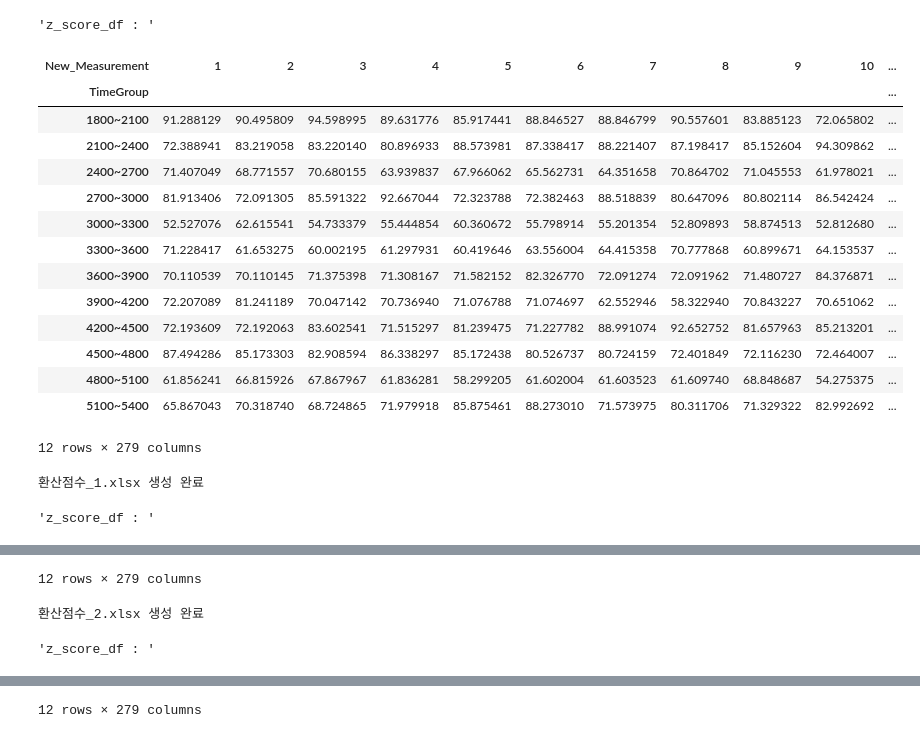
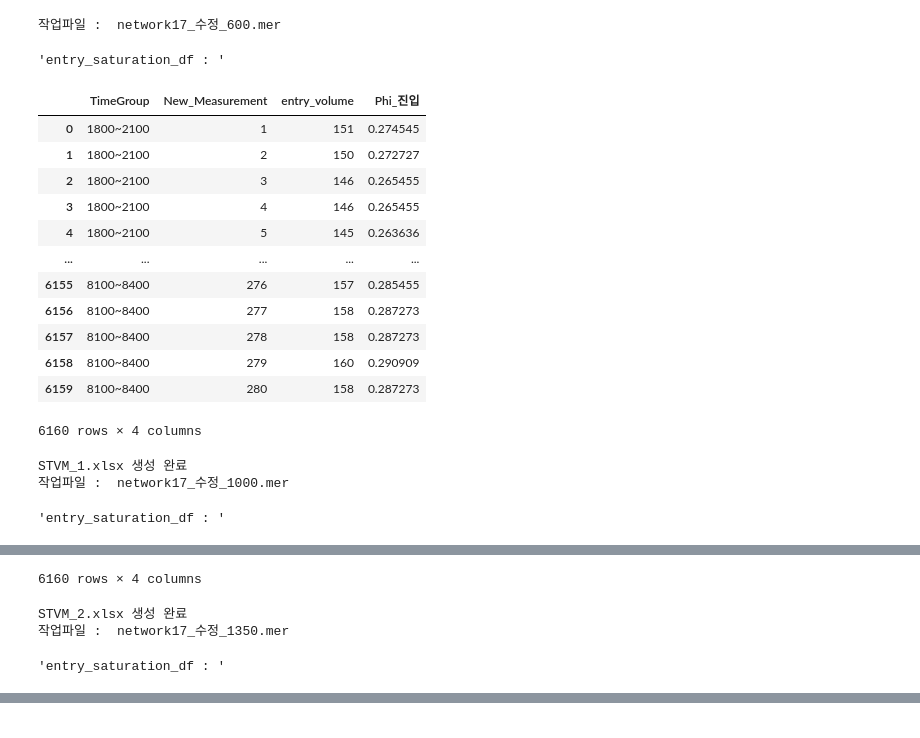
Before and after one commit to hminj98/VISSIM_macro, a Jupyter notebook: network_version2/6-1. stvm_pattern/1.stvm_pattern_rampX.ipynb, the cells around one changed output, grey strips where cells are left out. Saved outputs shown, nothing was run; the diff lists cells and outputs as text; code cells hidden in the pictures.

```diff
--- a/network_version2/6-1. stvm_pattern/1.stvm_pattern_rampX.ipynb
+++ b/network_version2/6-1. stvm_pattern/1.stvm_pattern_rampX.ipynb
@@ -1,5 +1,7 @@
 # %%
 import gc
+import re
+
 import numpy as np
 """
 ToyNetwork 재분석
@@ -69,25 +71,22 @@ def heavy_rate(original_df):
 
     heavy_df = (
         copy_df[copy_df["Vehicle type"].isin([630, 640, 650])]
-        .groupby(["TimeGroup"])
+        .groupby(["TimeGroup", "New_Measurement"])
         .size()
         .reset_index(name="heavy_count")
     )
-
     # TimeGroup별 총 차량 갯수 집계
     total_df = (
-        copy_df.groupby(["TimeGroup"])
+        copy_df.groupby(["TimeGroup", "New_Measurement"])
         .size()
         .reset_index(name="total_count")
     )
-
     heavy_rate_df = pd.merge(
         heavy_df,
         total_df,
-        on=["TimeGroup"],
+        on=["TimeGroup", "New_Measurement"],
         how="left"
     )
-
     heavy_rate_df["rate"] = heavy_rate_df["heavy_count"] / heavy_rate_df["total_count"]
     return heavy_rate_df
 
@@ -103,9 +102,10 @@ def entry_saturation(original_df):
         .size()
         .reset_index(name="entry_volume")  # 차량 수를 entry_volume이라는 컬럼명으로
     )
-
     # 단위가 대/시 이기 때문에 현재 5분집계 * 12
     entry_saturation_df["Phi_진입"] = entry_saturation_df["entry_volume"] * 12 / max_capacity
+    display("entry_saturation_df : ", entry_saturation_df)
+
     return entry_saturation_df
 
 # 램프 간섭 영향률
@@ -149,7 +149,7 @@ def calculate_stvm(speed_df, density_df, heavy_df, entry_saturation_df, rfr_df,
     merged_df = (
     speed_df[["TimeGroup", "New_Measurement", "delta_V"]]
     .merge(density_df[["TimeGroup", "New_Measurement", "delta_K"]], on=["TimeGroup", "New_Measurement"])
-    .merge(heavy_df[["TimeGroup", "rate"]], on=["TimeGroup"])
+    .merge(heavy_df[["TimeGroup", "New_Measurement", "rate"]], on=["TimeGroup", "New_Measurement"])
     .merge(entry_saturation_df[["TimeGroup", "New_Measurement", "Phi_진입"]], on=["TimeGroup", "New_Measurement"])
     .merge(rfr_df[["TimeGroup", "RFR"]], on="TimeGroup")
     .merge(normality_df[["TimeGroup", "F(outrate)"]], on="TimeGroup")
@@ -286,7 +286,10 @@ def z_to_score(z, z_min, z_max):
 ###################################################################################################################
 
 folder_path = path
-mer_list = [file for file in os.listdir(folder_path) if file.endswith(".mer")]
+mer_list = sorted(
+    [file for file in os.listdir(folder_path) if file.endswith(".mer")],
+    key=lambda x: int(re.search(r"(\d+)(?=\.mer$)", x).group()) if re.search(r"(\d+)(?=\.mer$)", x) else 0
+)
 
 grouped_df = pd.DataFrame()
 result_df = pd.DataFrame()
@@ -294,6 +297,7 @@ result_df = pd.DataFrame()
 
 for i in range(len(mer_list)):
     mer_file = mer_list[i]
+    print("작업파일 : ", mer_file)
     with open(os.path.join(folder_path, mer_file), "r", encoding="utf-8", errors="ignore") as file:
             lines = file.readlines()
             # 데이터가 시작하는 인덱스 찾기
@@ -342,56 +346,53 @@ for i in range(len(mer_list)):
 
                 # 중차량 혼입률
                 heavy_df = heavy_rate(original_df)
-                #display("heavy_df : ", heavy_df)
 
                 # 동적 포화도
                 entry_saturation_df = entry_saturation(original_df)
-                #display("entry_saturation_df : ", entry_saturation_df)
 
                 # 램프 간섭 영향률
                 rfr_df = rfr_rate(original_df)
 
                 # 진출 원활율
                 normality_df = output_normality(rfr_df)
 
                 # STVM 계산
                 stvm_df = calculate_stvm(speed_df, density_df, heavy_df, entry_saturation_df, rfr_df, normality_df)
                 #display("stvm_df : ", stvm_df)
+                save_to_excel(stvm_df, folder_path, "STVM", i)
+
 
                 # Z-Score 계산
                 z_score_df = calculate_z_score(stvm_df)
-                display("z_score_df : ", z_score_df)
-                save_to_excel(z_score_df, folder_path, "환산점수", i)
+                #save_to_excel(z_score_df, folder_path, "환산점수", i)
 
                 # STVM 피봇
                 #stvm_pivot_df = pivot_table(stvm_df, "STVM")
-                #display("stvm_pivot_df : ", stvm_pivot_df)
-                #save_to_excel(stvm_pivot_df, folder_path, "STVM", i)
+                #save_to_excel(stvm_pivot_df, folder_path, "STVM_PIVOT", i)
 
                 # 속도값 피봇
                 #speed_pivot_df = pivot_table(speed_df, "V_mean", preprocess=modify_frame)
-                #display("speed_pivot_df : ", speed_pivot_df)
                 #save_to_excel(speed_pivot_df, folder_path, "속도값", i)
 
                 # 메모리 정리
-                #del df, original_df, speed_df, density_df, heavy_df, entry_saturation_df, rfr_df, normality_df, stvm_df, z_score_df
+                del df, original_df, speed_df, density_df, heavy_df, entry_saturation_df, rfr_df, normality_df, stvm_df, z_score_df
                 gc.collect()
 # %% [output]
-'z_score_df : '
+작업파일 :  network17_수정_600.mer
+'entry_saturation_df : '
-| New_Measurement | 1 | 2 | 3 | 4 | 5 | 6 | 7 | 8 | 9 | 10 | ... |
-| TimeGroup |  |  |  |  |  |  |  |  |  |  | ... |
-| 1800~2100 | 91.288129 | 90.495809 | 94.598995 | 89.631776 | 85.917441 | 88.846527 | 88.846799 | 90.557601 | 83.885123 | 72.065802 | ... |
-| 2100~2400 | 72.388941 | 83.219058 | 83.220140 | 80.896933 | 88.573981 | 87.338417 | 88.221407 | 87.198417 | 85.152604 | 94.309862 | ... |
-| 2400~2700 | 71.407049 | 68.771557 | 70.680155 | 63.939837 | 67.966062 | 65.562731 | 64.351658 | 70.864702 | 71.045553 | 61.978021 | ... |
-| 2700~3000 | 81.913406 | 72.091305 | 85.591322 | 92.667044 | 72.323788 | 72.382463 | 88.518839 | 80.647096 | 80.802114 | 86.542424 | ... |
-| 3000~3300 | 52.527076 | 62.615541 | 54.733379 | 55.444854 | 60.360672 | 55.798914 | 55.201354 | 52.809893 | 58.874513 | 52.812680 | ... |
-| 3300~3600 | 71.228417 | 61.653275 | 60.002195 | 61.297931 | 60.419646 | 63.556004 | 64.415358 | 70.777868 | 60.899671 | 64.153537 | ... |
-| 3600~3900 | 70.110539 | 70.110145 | 71.375398 | 71.308167 | 71.582152 | 82.326770 | 72.091274 | 72.091962 | 71.480727 | 84.376871 | ... |
-| 3900~4200 | 72.207089 | 81.241189 | 70.047142 | 70.736940 | 71.076788 | 71.074697 | 62.552946 | 58.322940 | 70.843227 | 70.651062 | ... |
-| 4200~4500 | 72.193609 | 72.192063 | 83.602541 | 71.515297 | 81.239475 | 71.227782 | 88.991074 | 92.652752 | 81.657963 | 85.213201 | ... |
-| 4500~4800 | 87.494286 | 85.173303 | 82.908594 | 86.338297 | 85.172438 | 80.526737 | 80.724159 | 72.401849 | 72.116230 | 72.464007 | ... |
-| 4800~5100 | 61.856241 | 66.815926 | 67.867967 | 61.836281 | 58.299205 | 61.602004 | 61.603523 | 61.609740 | 68.848687 | 54.275375 | ... |
-| 5100~5400 | 65.867043 | 70.318740 | 68.724865 | 71.979918 | 85.875461 | 88.273010 | 71.573975 | 80.311706 | 71.329322 | 82.992692 | ... |
+|  | TimeGroup | New_Measurement | entry_volume | Phi_진입 |
+| 0 | 1800~2100 | 1 | 151 | 0.274545 |
+| 1 | 1800~2100 | 2 | 150 | 0.272727 |
+| 2 | 1800~2100 | 3 | 146 | 0.265455 |
+| 3 | 1800~2100 | 4 | 146 | 0.265455 |
+| 4 | 1800~2100 | 5 | 145 | 0.263636 |
+| ... | ... | ... | ... | ... |
+| 6155 | 8100~8400 | 276 | 157 | 0.285455 |
+| 6156 | 8100~8400 | 277 | 158 | 0.287273 |
+| 6157 | 8100~8400 | 278 | 158 | 0.287273 |
+| 6158 | 8100~8400 | 279 | 160 | 0.290909 |
+| 6159 | 8100~8400 | 280 | 158 | 0.287273 |
-12 rows × 279 columns
-환산점수_1.xlsx 생성 완료
+6160 rows × 4 columns
-'z_score_df : '
+STVM_1.xlsx 생성 완료
+작업파일 :  network17_수정_1000.mer
+'entry_saturation_df : '
@@ -412,3 +411,4 @@ for i in range(len(mer_list)):
-12 rows × 279 columns
-환산점수_2.xlsx 생성 완료
+6160 rows × 4 columns
-'z_score_df : '
+STVM_2.xlsx 생성 완료
+작업파일 :  network17_수정_1350.mer
+'entry_saturation_df : '
@@ -429 +426,0 @@ for i in range(len(mer_list)):
-12 rows × 279 columns
```
Also changed, not shown: parts of 1 cell of this notebook, 2 other files.
